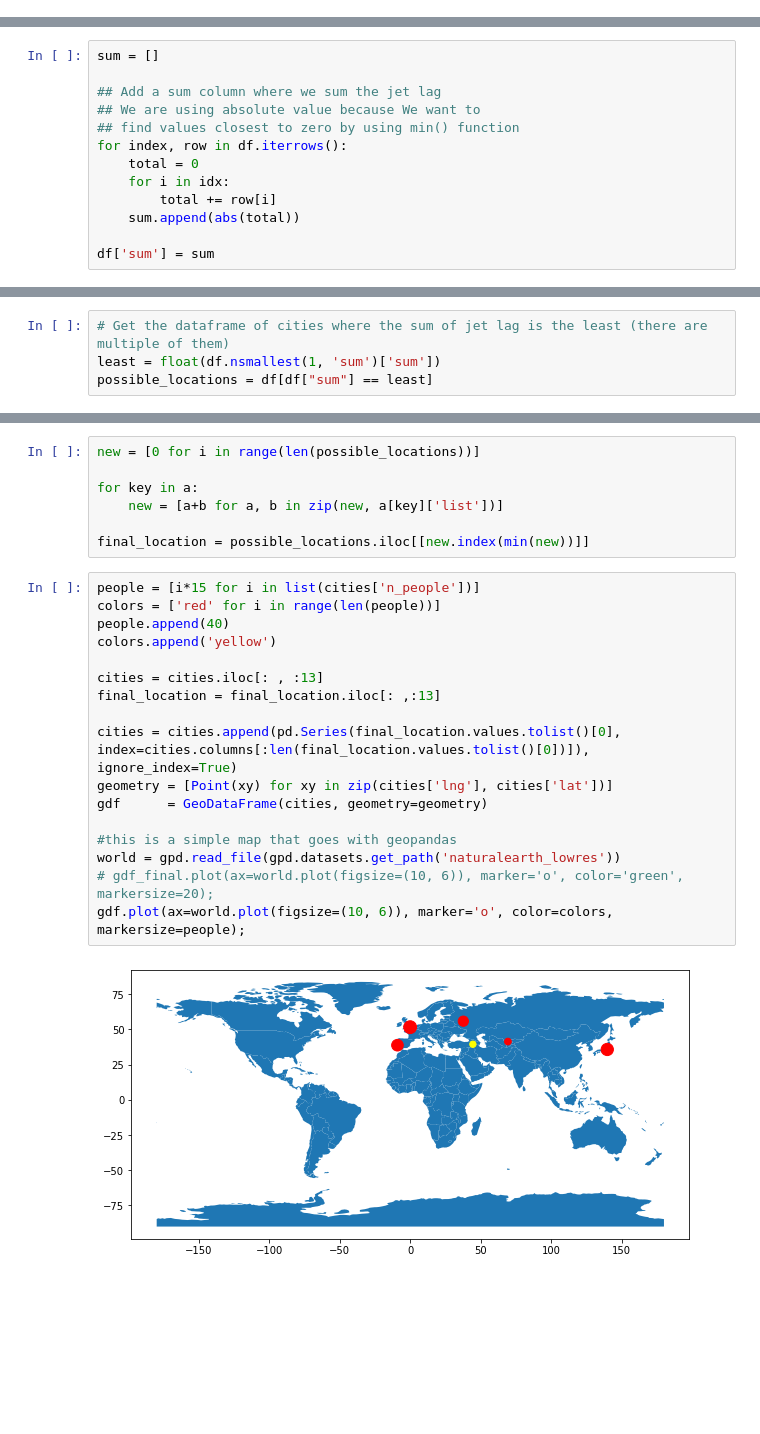
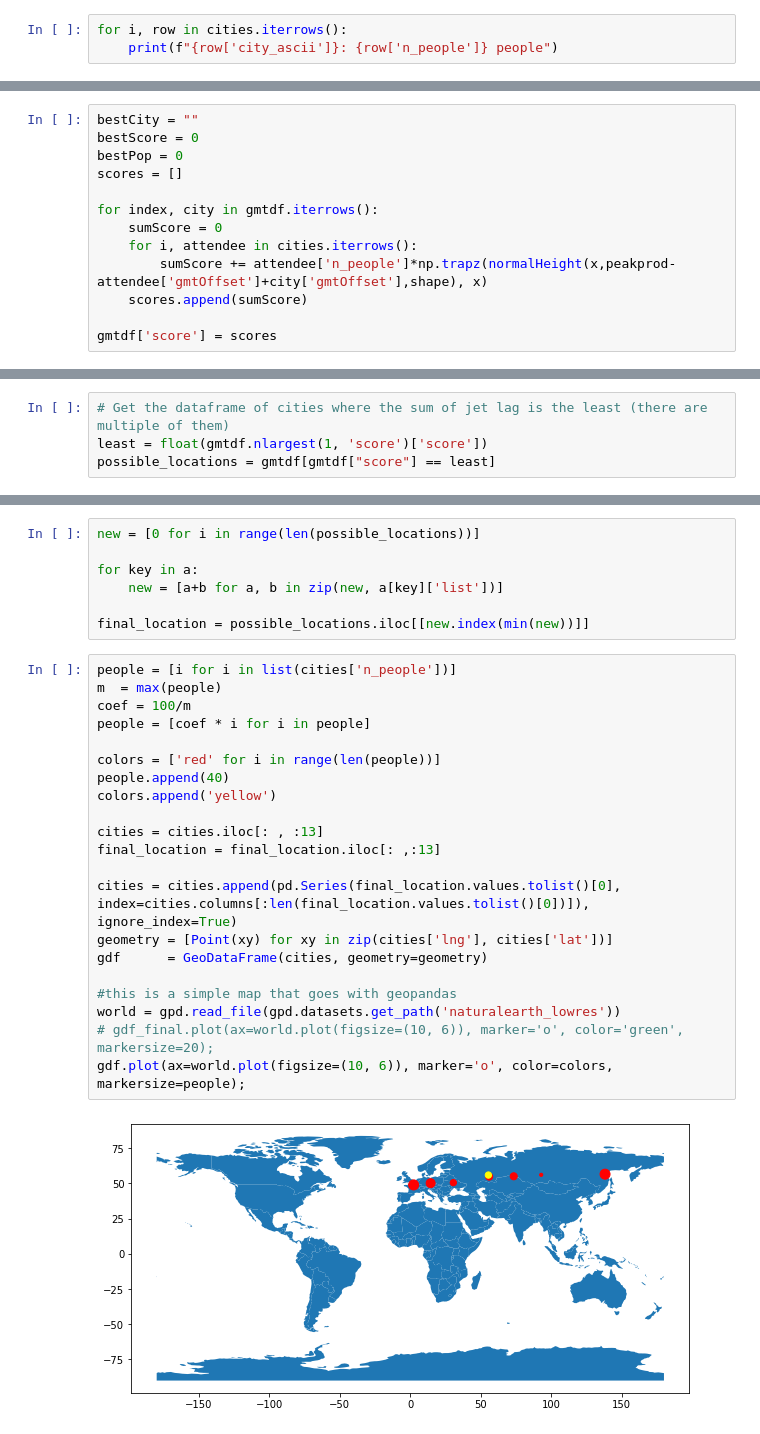
Before and after one commit to wildgrubermax/mmjetlag, a Jupyter notebook: project1.ipynb, the cells around one changed output, grey strips where cells are left out. Saved outputs shown, nothing was run; the diff lists cells and outputs as text; blank space fills up the shorter version.

```diff
--- a/project1.ipynb
+++ b/project1.ipynb
@@ -43,0 +47,3 @@ Enter two zeros (0 0) to end
+# %%
+for i, row in cities.iterrows():
+    print(f"{row['city_ascii']}: {row['n_people']} people")
@@ -66,13 +60,0 @@ for key in a:
-# %%
-sum = []
-
-## Add a sum column where we sum the jet lag
-## We are using absolute value because We want to
-## find values closest to zero by using min() function
-for index, row in df.iterrows():
-    total = 0
-    for i in idx:
-        total += row[i]
-    sum.append(abs(total))
-
-df['sum'] = sum
@@ -79 +85,14 @@ df['sum'] = sum
+# %%
+bestCity = ""
+bestScore = 0
+bestPop = 0
+scores = []
+
+for index, city in gmtdf.iterrows():
+    sumScore = 0
+    for i, attendee in cities.iterrows():
+        sumScore += attendee['n_people']*np.trapz(normalHeight(x,peakprod-attendee['gmtOffset']+city['gmtOffset'],shape), x)
+    scores.append(sumScore)
+
+gmtdf['score'] = scores
 # %% [markdown]
@@ -81,7 +100,7 @@ The above two cells are our algorithm that should spit out variable "df" that is
 # %%
 # Get the dataframe of cities where the sum of jet lag is the least (there are multiple of them)
-least = float(df.nsmallest(1, 'sum')['sum'])
-possible_locations = df[df["sum"] == least]
+least = float(gmtdf.nlargest(1, 'score')['score'])
+possible_locations = gmtdf[gmtdf["score"] == least]
 # %%
 import geopy.distance
 
@@ -102,24 +121,28 @@ for key in a:
 
 final_location = possible_locations.iloc[[new.index(min(new))]]
 # %%
-people = [i*15 for i in list(cities['n_people'])]
+people = [i for i in list(cities['n_people'])]
+m  = max(people)
+coef = 100/m
+people = [coef * i for i in people]
+
 colors = ['red' for i in range(len(people))]
 people.append(40)
 colors.append('yellow')
 
 cities = cities.iloc[: , :13]
 final_location = final_location.iloc[: ,:13]
 
 cities = cities.append(pd.Series(final_location.values.tolist()[0], index=cities.columns[:len(final_location.values.tolist()[0])]), ignore_index=True)
 geometry = [Point(xy) for xy in zip(cities['lng'], cities['lat'])]
 gdf      = GeoDataFrame(cities, geometry=geometry)
 
 #this is a simple map that goes with geopandas
 world = gpd.read_file(gpd.datasets.get_path('naturalearth_lowres'))
 # gdf_final.plot(ax=world.plot(figsize=(10, 6)), marker='o', color='green', markersize=20);
 gdf.plot(ax=world.plot(figsize=(10, 6)), marker='o', color=colors, markersize=people);
 # %% [output]
-[figure, old version]
+[figure, new version]
 # %%
 print(f"The perfect location for a conference that minimizes jet lag is {final_location['city_ascii'].values[0]}, {final_location['admin_name'].values[0]}, {final_location['country'].values[0]}.")
 # %% [output]
```
Also changed, not shown: parts of 6 cells of this notebook.
